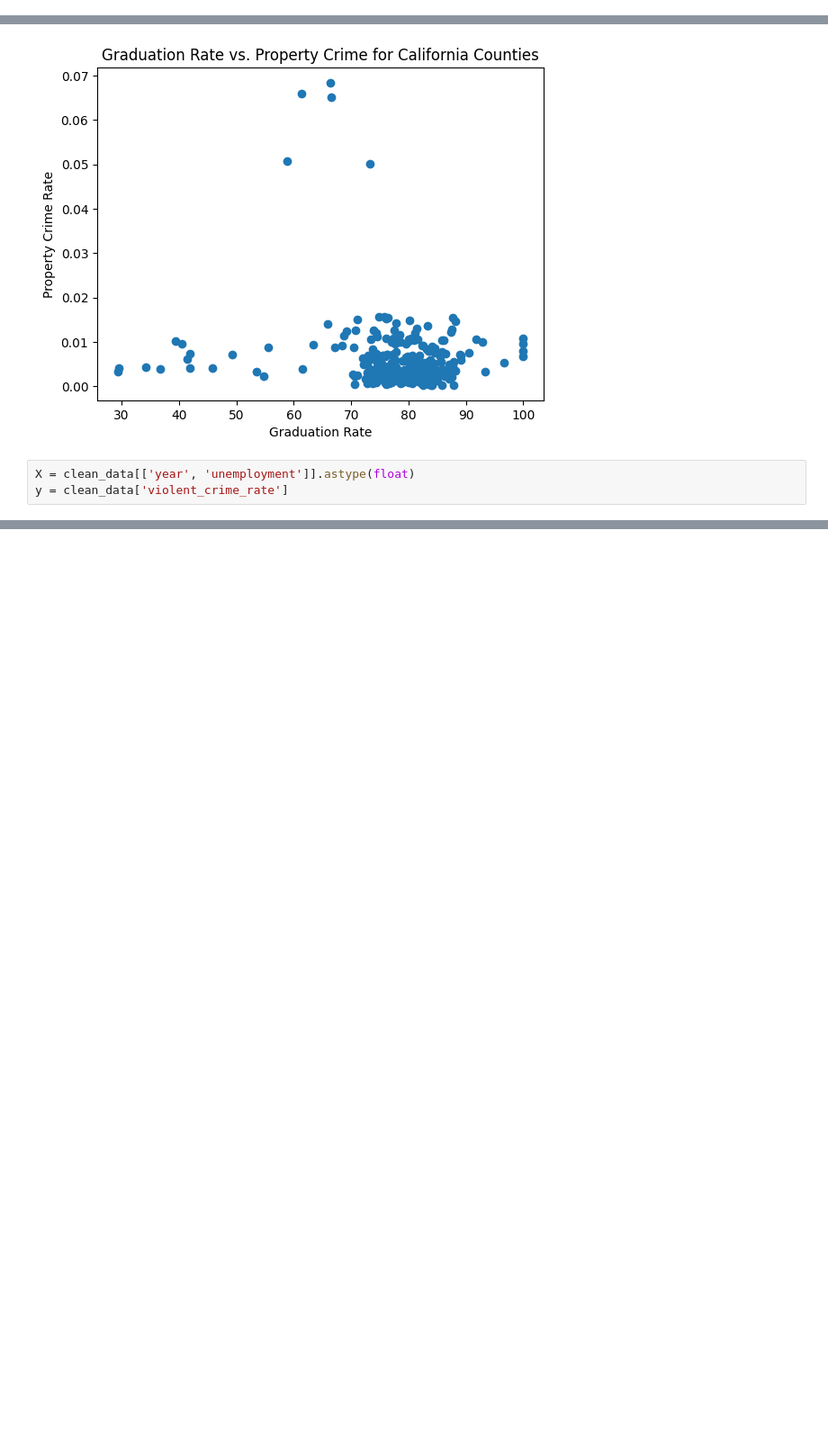
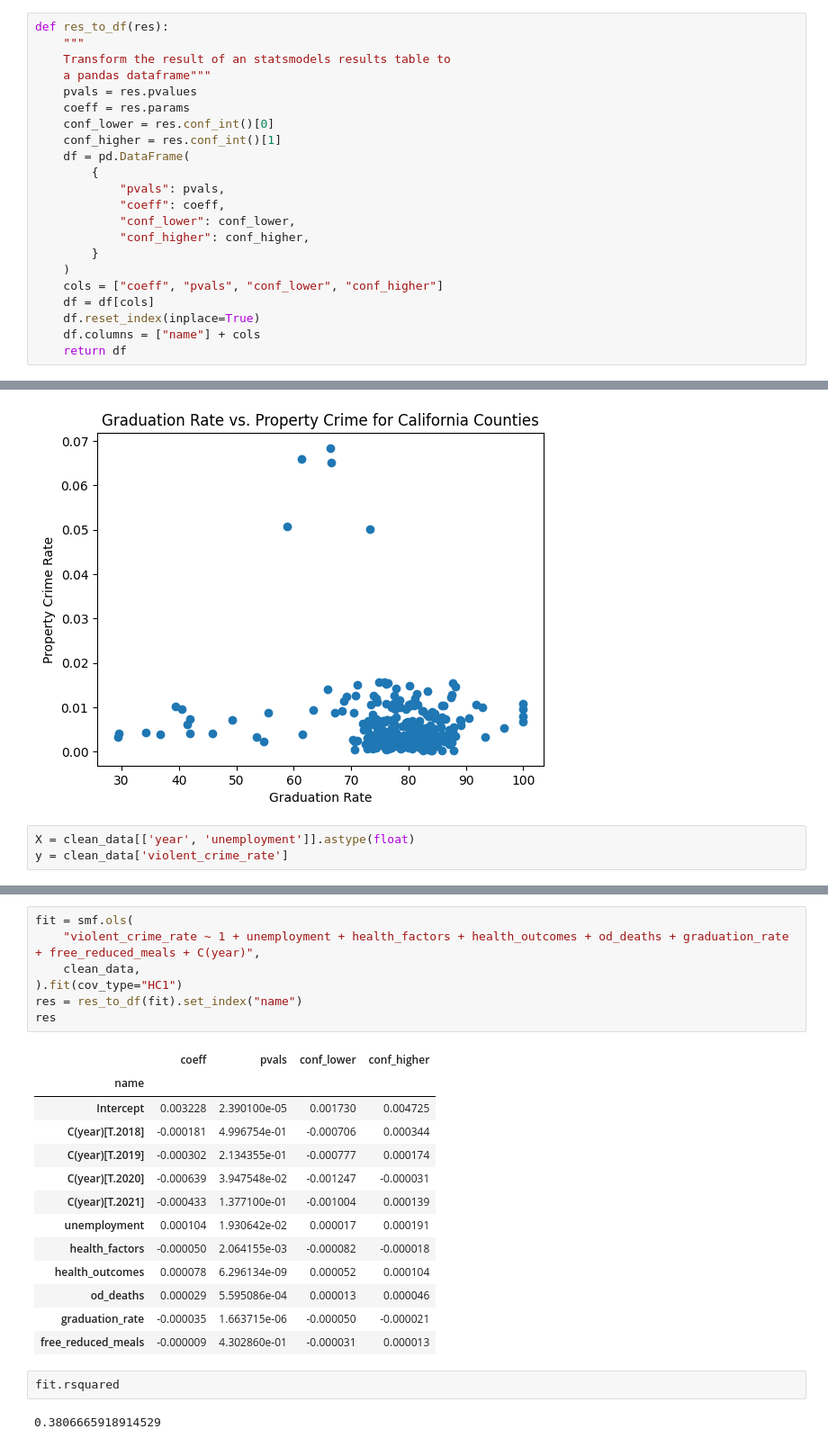
Before and after one commit to stanford-decarceration-collective/stanford-decarceration-collective, a Jupyter notebook: notebooks/crime_correlation/linear_regression_prep.ipynb, the cells around one changed output, grey strips where cells are left out. Shown at 90% size. Drawn from its saved outputs; the diff is of its cells as text; blank space fills up the shorter version.

```diff
--- a/notebooks/crime_correlation/linear_regression_prep.ipynb
+++ b/notebooks/crime_correlation/linear_regression_prep.ipynb
@@ -35,6 +39,28 @@ def remove_percentage(string):
 
 for col in free_reduced_meals.columns:
     free_reduced_meals.loc[:,col] = free_reduced_meals[col].astype(str).apply(remove_percentage).astype(float)
+# %%
+def res_to_df(res):
+    """
+    Transform the result of an statsmodels results table to
+    a pandas dataframe"""
+    pvals = res.pvalues
+    coeff = res.params
+    conf_lower = res.conf_int()[0]
+    conf_higher = res.conf_int()[1]
+    df = pd.DataFrame(
+        {
+            "pvals": pvals,
+            "coeff": coeff,
+            "conf_lower": conf_lower,
+            "conf_higher": conf_higher,
+        }
+    )
+    cols = ["coeff", "pvals", "conf_lower", "conf_higher"]
+    df = df[cols]
+    df.reset_index(inplace=True)
+    df.columns = ["name"] + cols
+    return df
 # %%
 # convert crime rates from numbers to per capita
 violent_crime.astype(int)
@@ -93,0 +176,25 @@ y = clean_data['violent_crime_rate']
+# %%
+fit = smf.ols(
+    "violent_crime_rate ~ 1 + unemployment + health_factors + health_outcomes + od_deaths + graduation_rate + free_reduced_meals + C(year)",
+    clean_data,
+).fit(cov_type="HC1")
+res = res_to_df(fit).set_index("name")
+res
+# %% [output]
+|  | coeff | pvals | conf_lower | conf_higher |
+| name |  |  |  |  |
+| Intercept | 0.003228 | 2.390100e-05 | 0.001730 | 0.004725 |
+| C(year)[T.2018] | -0.000181 | 4.996754e-01 | -0.000706 | 0.000344 |
+| C(year)[T.2019] | -0.000302 | 2.134355e-01 | -0.000777 | 0.000174 |
+| C(year)[T.2020] | -0.000639 | 3.947548e-02 | -0.001247 | -0.000031 |
+| C(year)[T.2021] | -0.000433 | 1.377100e-01 | -0.001004 | 0.000139 |
+| unemployment | 0.000104 | 1.930642e-02 | 0.000017 | 0.000191 |
+| health_factors | -0.000050 | 2.064155e-03 | -0.000082 | -0.000018 |
+| health_outcomes | 0.000078 | 6.296134e-09 | 0.000052 | 0.000104 |
+| od_deaths | 0.000029 | 5.595086e-04 | 0.000013 | 0.000046 |
+| graduation_rate | -0.000035 | 1.663715e-06 | -0.000050 | -0.000021 |
+| free_reduced_meals | -0.000009 | 4.302860e-01 | -0.000031 | 0.000013 |
+# %%
+fit.rsquared
+# %% [output]
+0.3806665918914529
```
Also changed, not shown: parts of 7 cells of this notebook.
